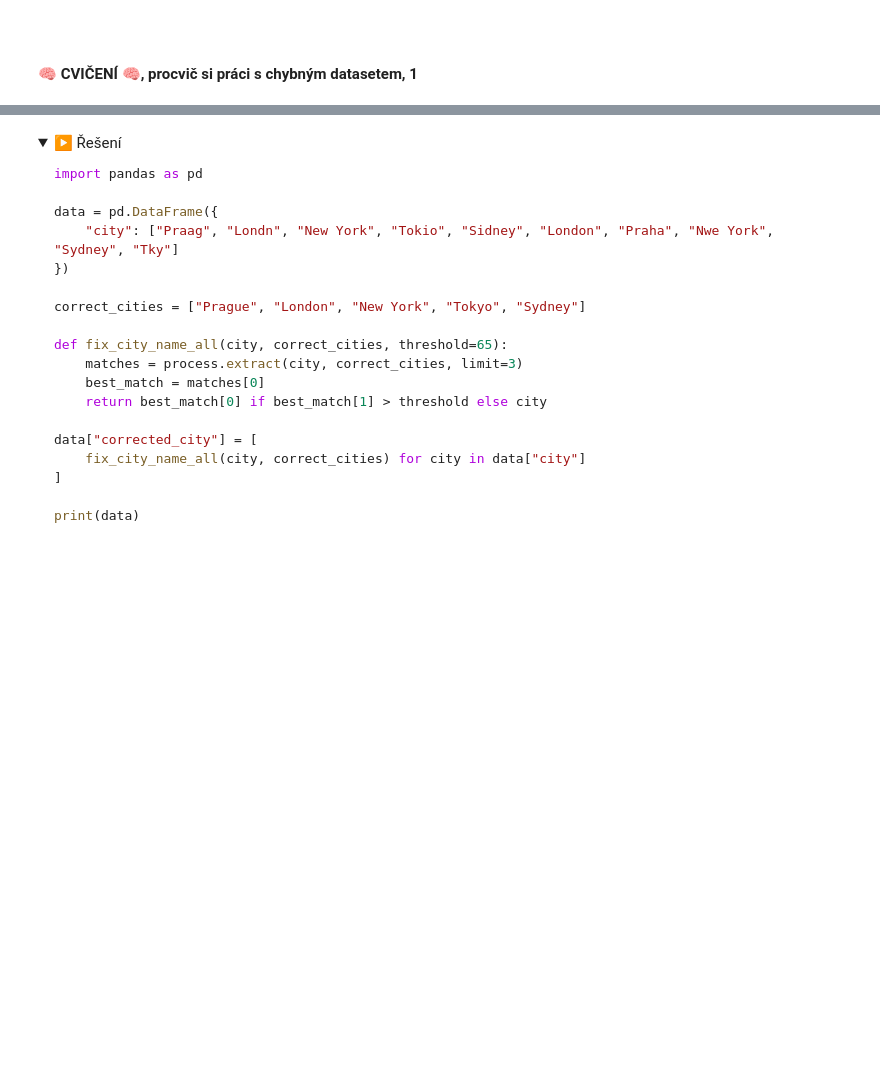
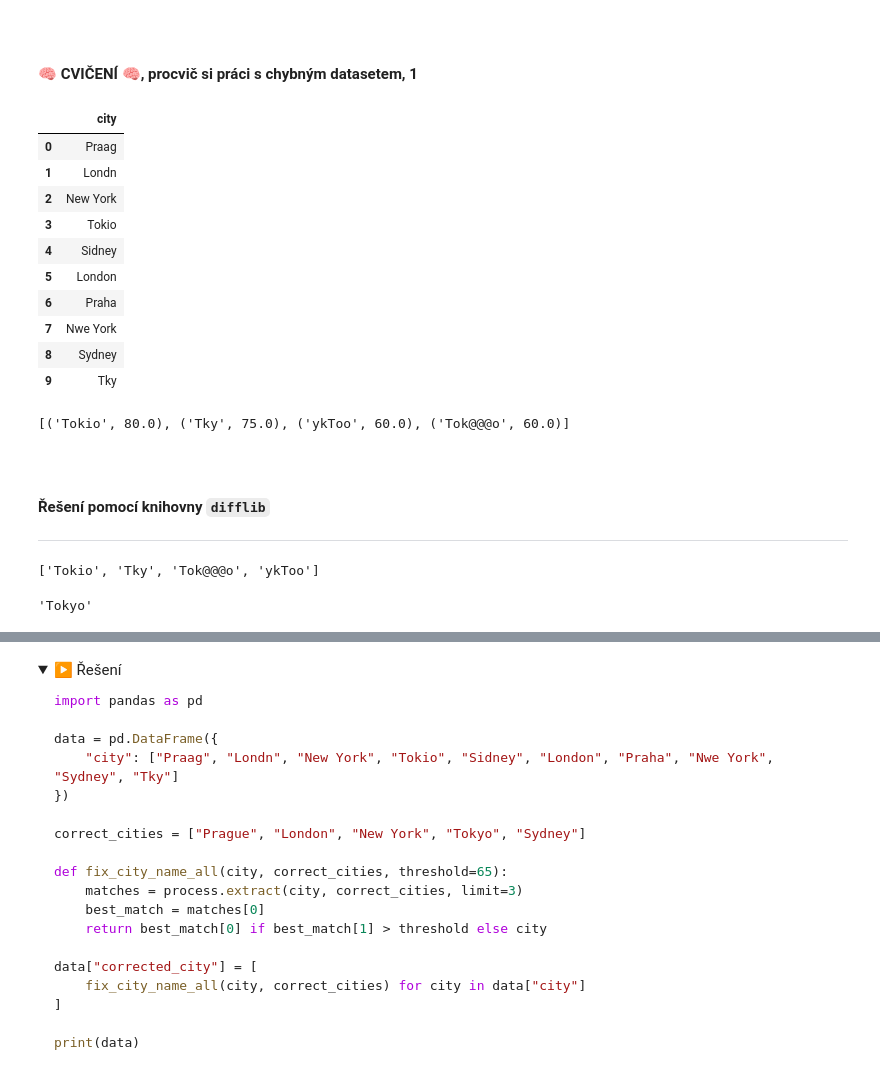
Before and after one commit to Bralor/python-data-2024, a Jupyter notebook: shared/notebooks/lesson05_eop.ipynb, the cells around one changed output, grey strips where cells are left out. Cells and saved outputs as stored; diff of their text form; code cells hidden in the pictures; folded sections open; blank space fills up the shorter version.

```diff
--- a/shared/notebooks/lesson05_eop.ipynb
+++ b/shared/notebooks/lesson05_eop.ipynb
@@ -816,0 +653,14 @@ correct_cities = ["Prague", "London", "New York", "Tokyo", "Sydney"]
+# %%
+data_df
+# %% [output]
+|  | city |
+| 0 | Praag |
+| 1 | Londn |
+| 2 | New York |
+| 3 | Tokio |
+| 4 | Sidney |
+| 5 | London |
+| 6 | Praha |
+| 7 | Nwe York |
+| 8 | Sydney |
+| 9 | Tky |
@@ -816,0 +676,10 @@ correct_cities = ["Prague", "London", "New York", "Tokyo", "Sydney"]
+# %%
+shoda_fuzzy
+# %% [output]
+[('Tokio', 80.0), ('Tky', 75.0), ('ykToo', 60.0), ('Tok@@@o', 60.0)]
+# %% [markdown]
+<br>
+
+#### Řešení pomocí knihovny `difflib`
+
+---
@@ -816,0 +691,4 @@ correct_cities = ["Prague", "London", "New York", "Tokyo", "Sydney"]
+# %%
+shoda_difflib
+# %% [output]
+['Tokio', 'Tky', 'Tok@@@o', 'ykToo']
@@ -816,0 +697,4 @@ correct_cities = ["Prague", "London", "New York", "Tokyo", "Sydney"]
+# %%
+data_df
+# %% [output]
+'Tokyo'
```
Also changed, not shown: parts of 64 cells of this notebook.
